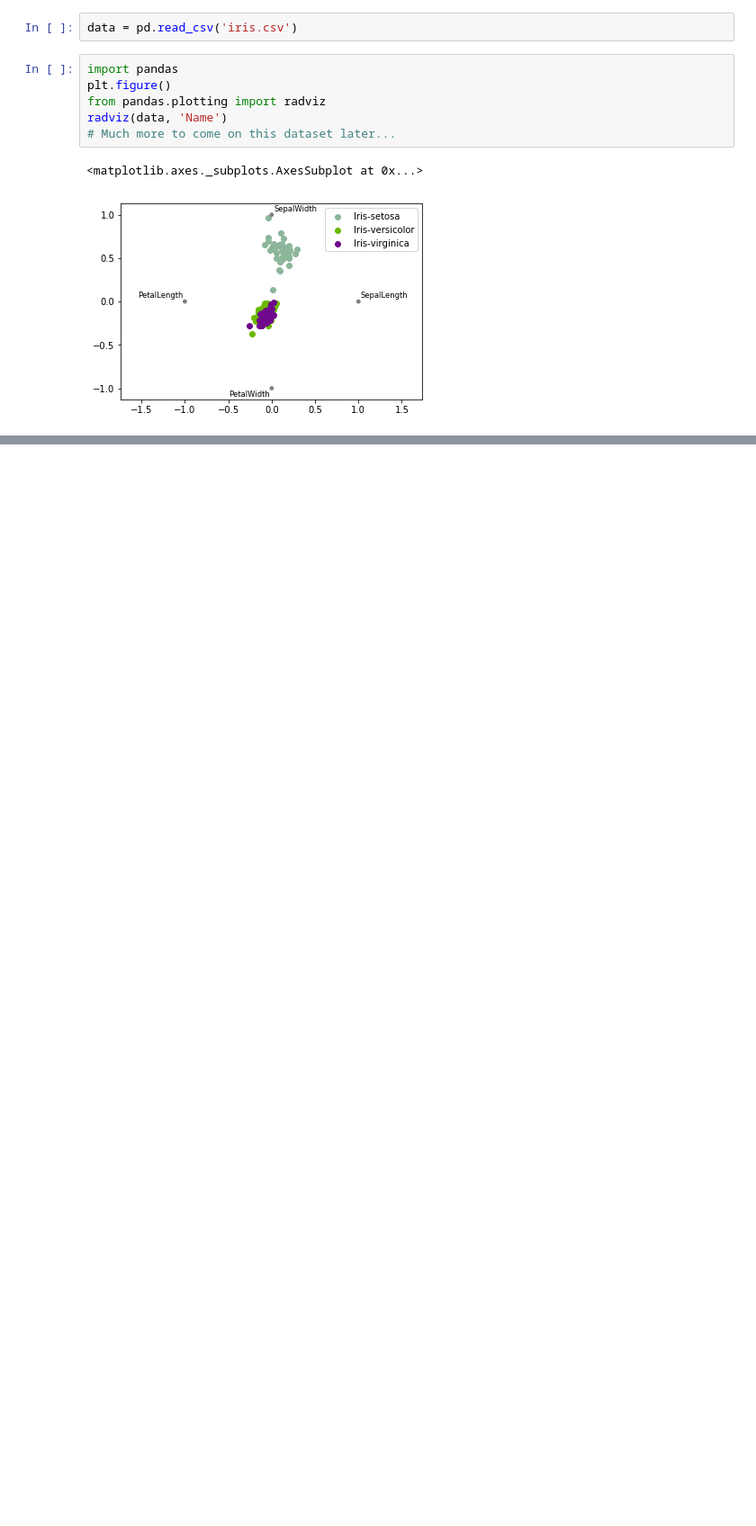
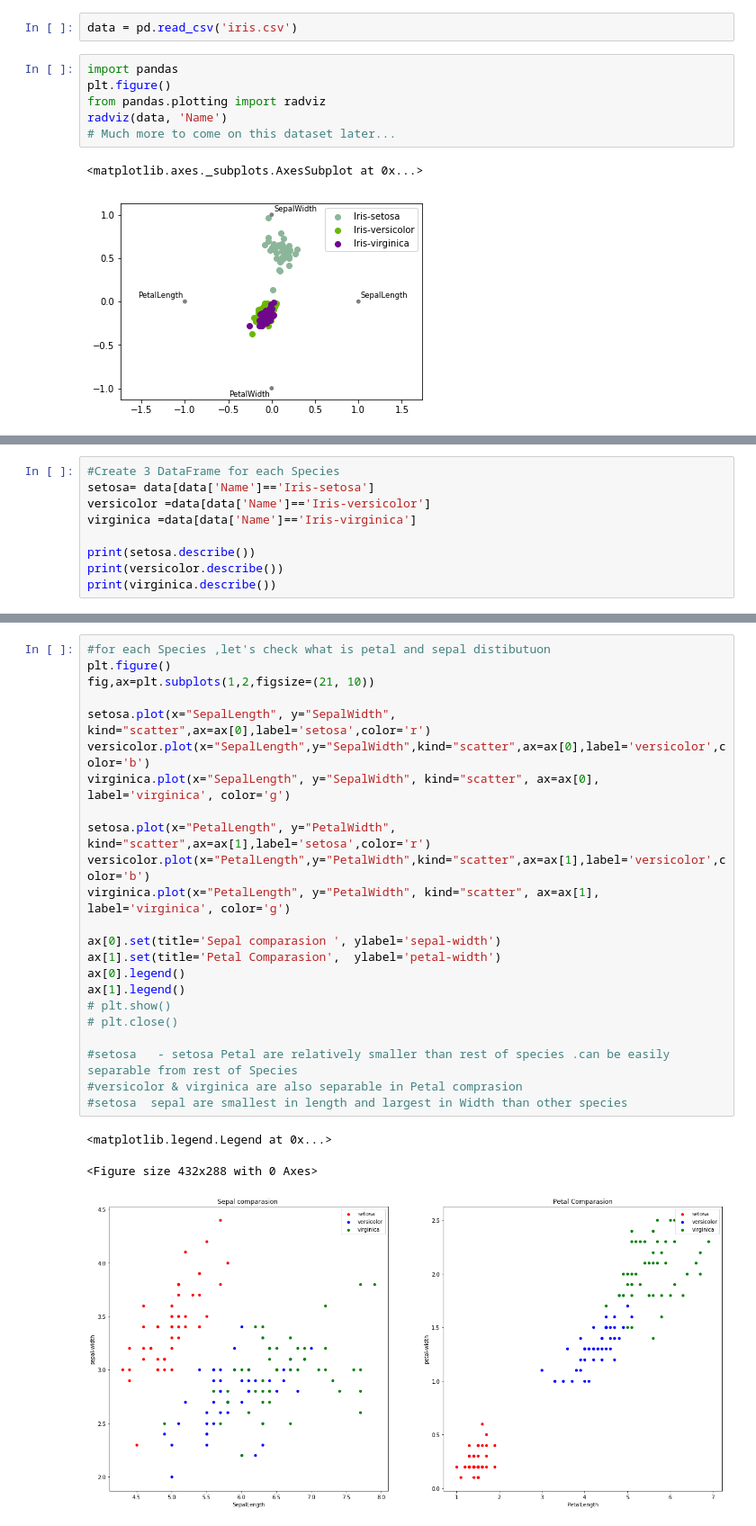
Before and after one commit to vkrishnam23/STIA-210-Georgetown, a Jupyter notebook: 9_16_2019_Intro_to_Data_Visualizationv1.ipynb, the cells around one changed output, grey strips where cells are left out. Shown at 90% size. Drawn from its saved outputs; the diff is of its cells as text; blank space fills up the shorter version.

```diff
--- a/9_16_2019_Intro_to_Data_Visualizationv1.ipynb
+++ b/9_16_2019_Intro_to_Data_Visualizationv1.ipynb
@@ -249,0 +327,9 @@ radviz(data, 'Name')
+# %%
+#Create 3 DataFrame for each Species
+setosa= data[data['Name']=='Iris-setosa']
+versicolor =data[data['Name']=='Iris-versicolor']
+virginica =data[data['Name']=='Iris-virginica']
+
+print(setosa.describe())
+print(versicolor.describe())
+print(virginica.describe())
@@ -281,3 +385,30 @@ ax[1].legend()
 <matplotlib.legend.Legend at 0x...>
 <Figure size 432x288 with 0 Axes>
 [figure]
+# %%
+#for each Species ,let's check what is petal and sepal distibutuon
+plt.figure()
+fig,ax=plt.subplots(1,2,figsize=(21, 10))
+
+setosa.plot(x="SepalLength", y="SepalWidth", kind="scatter",ax=ax[0],label='setosa',color='r')
+versicolor.plot(x="SepalLength",y="SepalWidth",kind="scatter",ax=ax[0],label='versicolor',color='b')
+virginica.plot(x="SepalLength", y="SepalWidth", kind="scatter", ax=ax[0], label='virginica', color='g')
+
+setosa.plot(x="PetalLength", y="PetalWidth", kind="scatter",ax=ax[1],label='setosa',color='r')
+versicolor.plot(x="PetalLength",y="PetalWidth",kind="scatter",ax=ax[1],label='versicolor',color='b')
+virginica.plot(x="PetalLength", y="PetalWidth", kind="scatter", ax=ax[1], label='virginica', color='g')
+
+ax[0].set(title='Sepal comparasion ', ylabel='sepal-width')
+ax[1].set(title='Petal Comparasion',  ylabel='petal-width')
+ax[0].legend()
+ax[1].legend()
+# plt.show()
+# plt.close()
+
+#setosa   - setosa Petal are relatively smaller than rest of species .can be easily separable from rest of Species
+#versicolor & virginica are also separable in Petal comprasion
+#setosa  sepal are smallest in length and largest in Width than other species
+# %% [output]
+<matplotlib.legend.Legend at 0x...>
+<Figure size 432x288 with 0 Axes>
+[figure, added]
```
Also changed, not shown: parts of 15 cells of this notebook.
